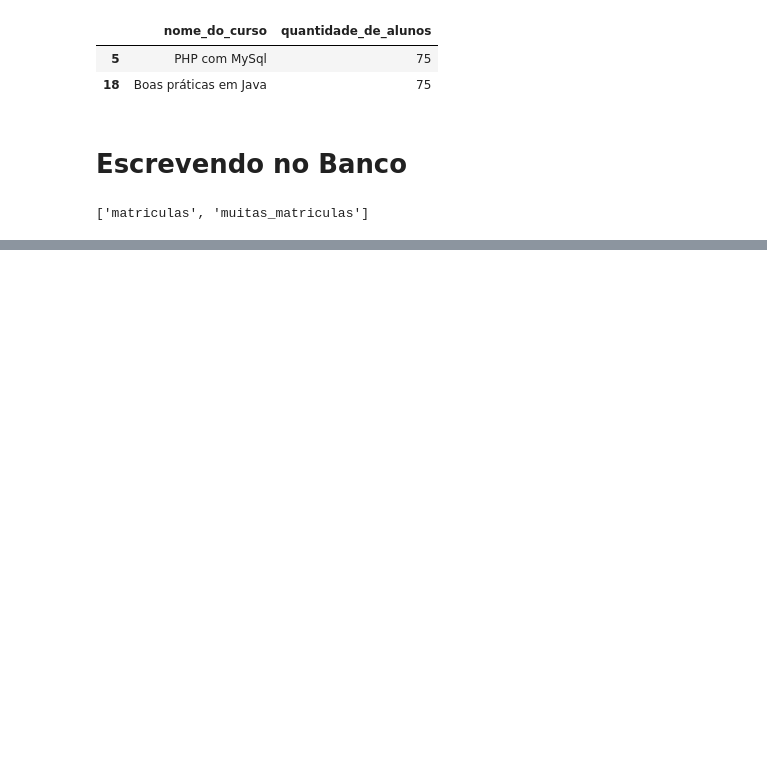
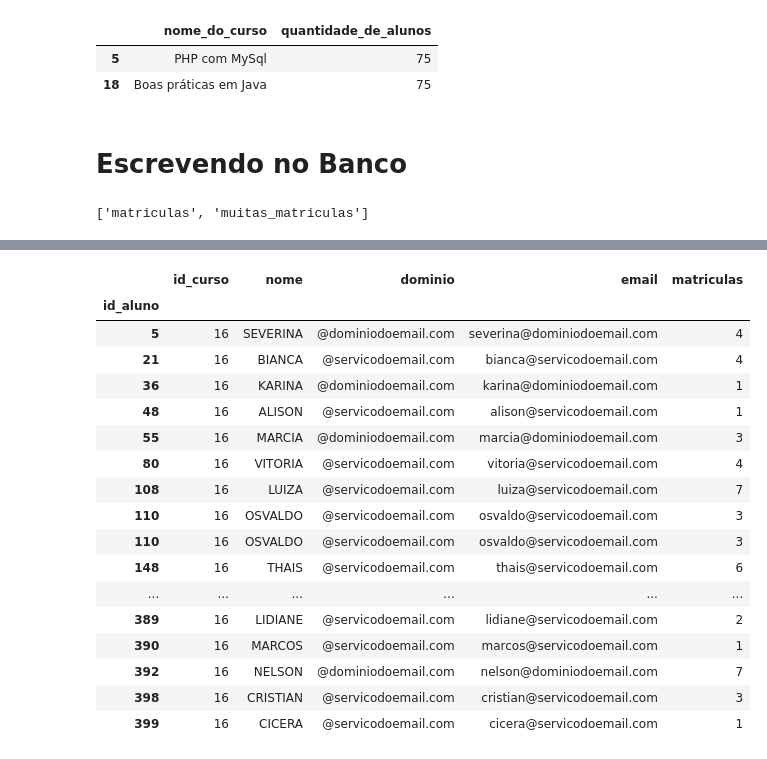
Before and after one commit to MateusAlberto/AulasPython, a Jupyter notebook: Python_Data_Science/Pandas/Pandas 2 - IO/Pandas IO.ipynb, the cells around one changed output, grey strips where cells are left out. Saved outputs shown, nothing was run; the diff lists cells and outputs as text; code cells hidden in the pictures; blank space fills up the shorter version.

```diff
--- a/Python_Data_Science/Pandas/Pandas 2 - IO/Pandas IO.ipynb
+++ b/Python_Data_Science/Pandas/Pandas 2 - IO/Pandas IO.ipynb
@@ -490,0 +514,3 @@ print(engine.table_names())
+# %%
+id_curso = 16
+proxima_turma = matriculas.query(f"id_curso == {id_curso}")
@@ -490,0 +537,21 @@ print(engine.table_names())
+# %%
+proxima_turma.set_index('id_aluno').join(nomes.set_index('id_aluno'))
+# %% [output]
+|  | id_curso | nome | dominio | email | matriculas |
+| id_aluno |  |  |  |  |  |
+| 5 | 16 | SEVERINA | @dominiodoemail.com | severina@dominiodoemail.com | 4 |
+| 21 | 16 | BIANCA | @servicodoemail.com | bianca@servicodoemail.com | 4 |
+| 36 | 16 | KARINA | @dominiodoemail.com | karina@dominiodoemail.com | 1 |
+| 48 | 16 | ALISON | @servicodoemail.com | alison@servicodoemail.com | 1 |
+| 55 | 16 | MARCIA | @dominiodoemail.com | marcia@dominiodoemail.com | 3 |
+| 80 | 16 | VITORIA | @servicodoemail.com | vitoria@servicodoemail.com | 4 |
+| 108 | 16 | LUIZA | @servicodoemail.com | luiza@servicodoemail.com | 7 |
+| 110 | 16 | OSVALDO | @servicodoemail.com | osvaldo@servicodoemail.com | 3 |
+| 110 | 16 | OSVALDO | @servicodoemail.com | osvaldo@servicodoemail.com | 3 |
+| 148 | 16 | THAIS | @servicodoemail.com | thais@servicodoemail.com | 6 |
+| ... | ... | ... | ... | ... | ... |
+| 389 | 16 | LIDIANE | @servicodoemail.com | lidiane@servicodoemail.com | 2 |
+| 390 | 16 | MARCOS | @servicodoemail.com | marcos@servicodoemail.com | 1 |
+| 392 | 16 | NELSON | @dominiodoemail.com | nelson@dominiodoemail.com | 7 |
+| 398 | 16 | CRISTIAN | @servicodoemail.com | cristian@servicodoemail.com | 3 |
+| 399 | 16 | CICERA | @servicodoemail.com | cicera@servicodoemail.com | 1 |
```
Also changed, not shown: parts of 15 cells of this notebook, 1 other file.
